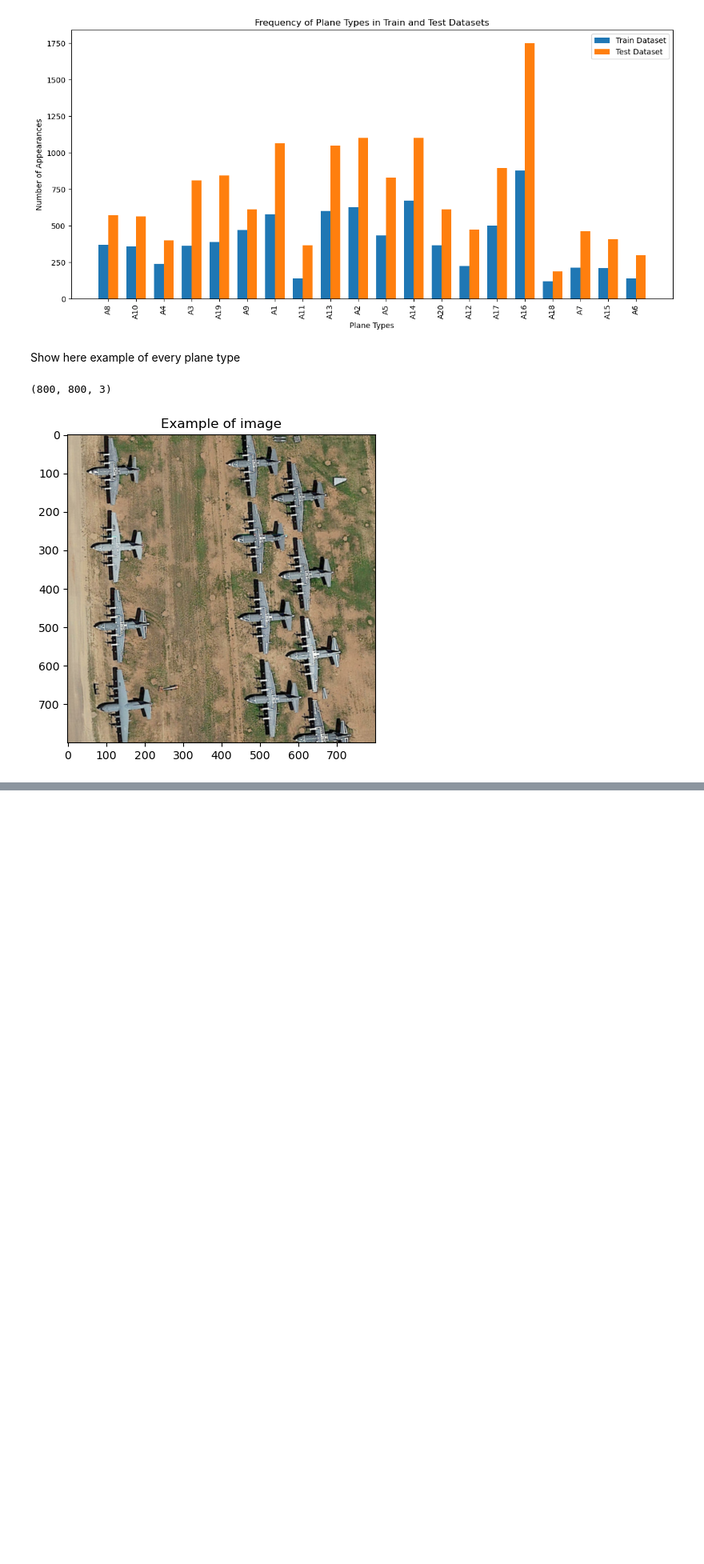
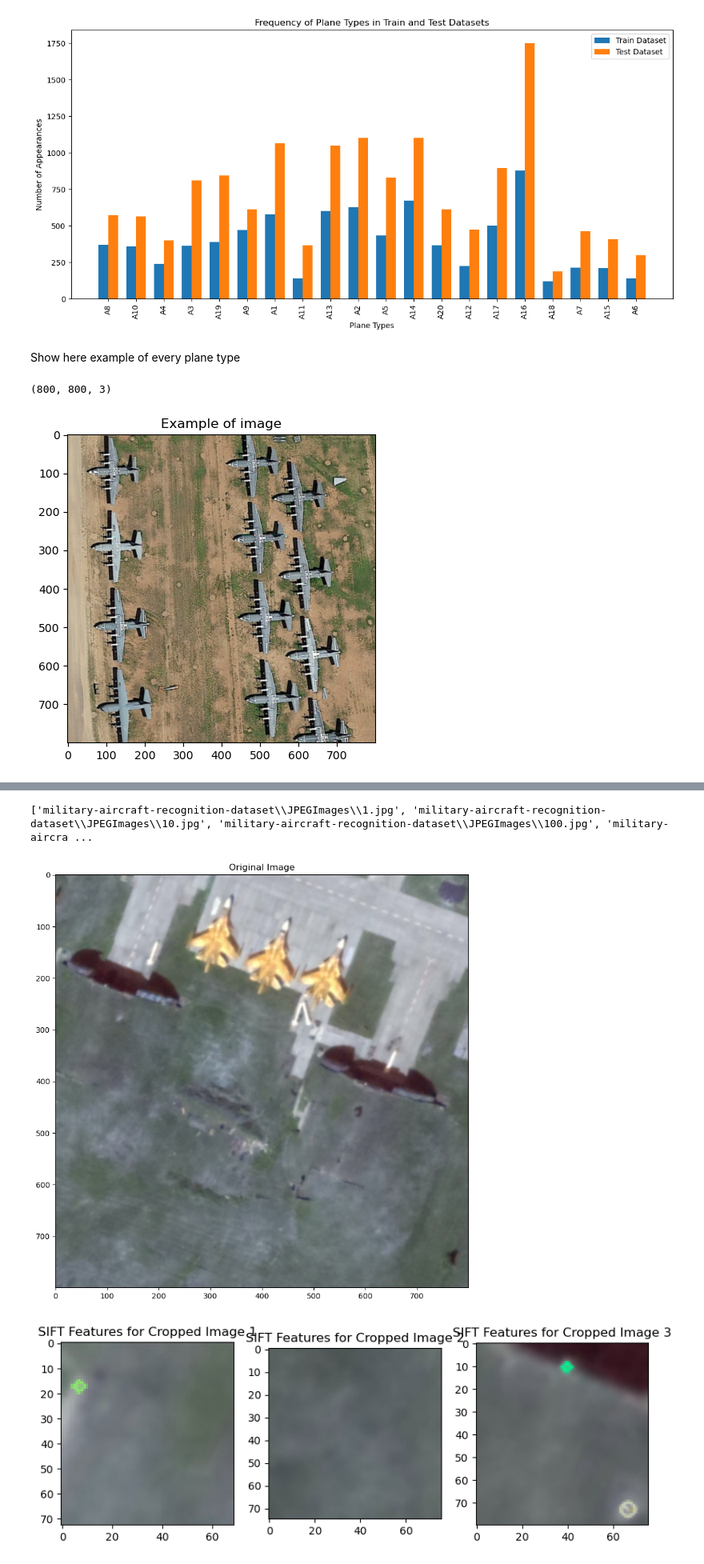
Before and after one commit to TimofiyJ/ML_Aircraft, a Jupyter notebook: main.ipynb, the cells around one changed output, grey strips where cells are left out. Shown at 80% size. Saved outputs shown, nothing was run; the diff lists cells and outputs as text; code cells hidden in the pictures; blank space fills up the shorter version.

```diff
--- a/main.ipynb
+++ b/main.ipynb
@@ -175,0 +274,59 @@ plt.show()
+# %%
+print(images)
+image = cv2.imread(images[21])
+
+
+sift_features = []
+
+ml_file = annotations_horizontal_boxes[21]
+tree = ET.parse(xml_file)
+root = tree.getroot()
+cropped_images = []
+for object_element in root.findall('.//object'):
+    name_element = object_element.find('name')
+    bndbox_element = object_element.find('bndbox')
+
+    if name_element is not None and bndbox_element is not None:
+        label = name_element.text
+
+        x_left_top = int(bndbox_element.find('xmin').text)
+        y_left_top = int(bndbox_element.find('ymin').text)
+        x_right_bottom = int(bndbox_element.find('xmax').text)
+        y_right_bottom = int(bndbox_element.find('ymax').text)
+
+        cropped_region = image[y_left_top:y_right_bottom, x_left_top:x_right_bottom]
+
+        sift = cv2.SIFT_create()
+
+        key_points, descriptors = sift.detectAndCompute(cropped_region, None)
+
+        sift_features.append((key_points, descriptors))
+
+        cropped_images.append((label,cropped_region))
+
+plt.figure(figsize=(10, 10))
+plt.imshow(image, cmap=plt.cm.gray)
+plt.title('Original Image')
+
+# Display SIFT features for each cropped region
+for i, (key_points, descriptors) in enumerate(sift_features):
+    if i % 3 == 0:
+        # Create a new row of images every 3 images
+        plt.figure(figsize=(10, 6))
+
+    plt.subplot(1, 3, i % 3 + 1)
+    plt.imshow(cropped_images[i][1], cmap=plt.cm.gray)
+    plt.title(f'SIFT Features for Cropped Image {i + 1}')
+    img_with_keypoints = cv2.drawKeypoints(cropped_images[i][1], key_points, outImage=cropped_images[i][1], flags=cv2.DRAW_MATCHES_FLAGS_DRAW_RICH_KEYPOINTS)
+    plt.imshow(img_with_keypoints, cmap=plt.cm.gray)
+
+    if (i + 1) % 3 == 0 or (i + 1) == len(sift_features):
+        # Show the row of images when 3 images have been added or it's the last iteration
+        plt.show()
+
+# Show the final result
+plt.show()
+# %% [output]
+['military-aircraft-recognition-dataset\\JPEGImages\\1.jpg', 'military-aircraft-recognition-dataset\\JPEGImages\\10.jpg', 'military-aircraft-recognition-dataset\\JPEGImages\\100.jpg', 'military-aircra ...
+[figure, added]
+[figure, added]
```
Also changed, not shown: parts of 7 cells of this notebook.
